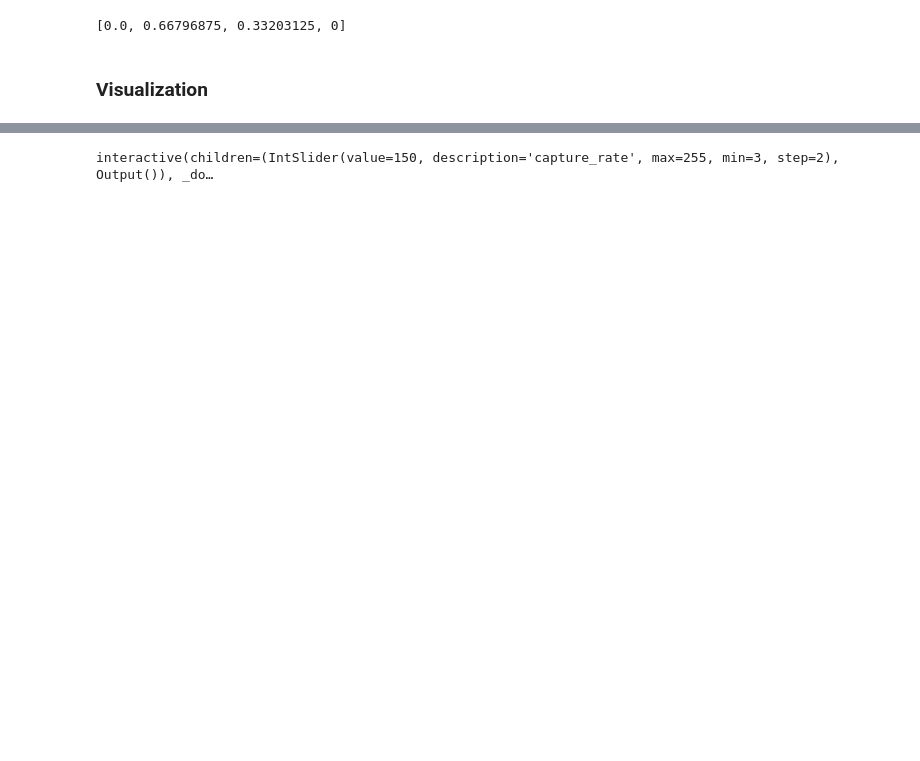
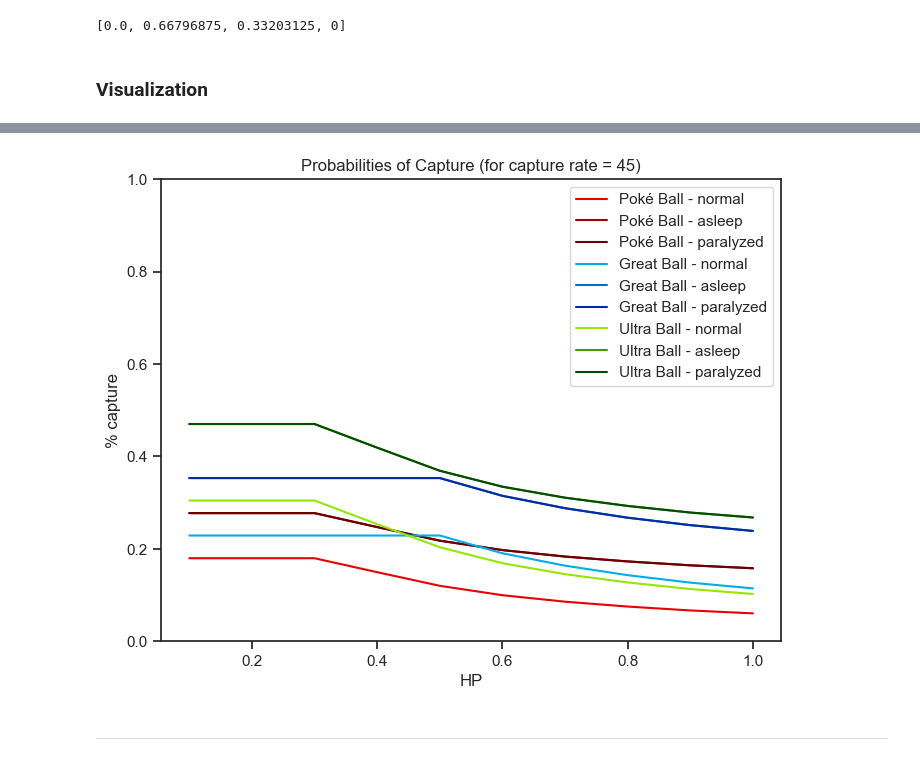
Before and after one commit to cindytangch/pokemon-getto-daze, a Jupyter notebook: capture_model.ipynb, the cells around one changed output, grey strips where cells are left out. Cells and saved outputs as stored; diff of their text form; code cells hidden in the pictures; blank space fills up the shorter version.

```diff
--- a/capture_model.ipynb
+++ b/capture_model.ipynb
@@ -231,5 +244,5 @@ interactive(children=(IntSlider(value=150, description='capture_rate', max=255,
 # %%
-def f(capture_rate):
+def total_chance_plot(capture_rate):
     hp_list = [i * 0.1 for i in range(1, 11)]
     pokeball_normal_chance = [sum(capture_chance("Poké Ball", "normal", capture_rate, hp)[:2]) for hp in hp_list]
     pokeball_asleep_chance = [sum(capture_chance("Poké Ball", "asleep", capture_rate, hp)[:2]) for hp in hp_list]
@@ -238,35 +251,39 @@ def f(capture_rate):
     greatball_normal_chances = [sum(capture_chance("Great Ball", "normal", capture_rate, hp)[:2]) for hp in hp_list]
     greatball_asleep_chances = [sum(capture_chance("Great Ball", "asleep", capture_rate, hp)[:2]) for hp in hp_list]
     greatball_paralyzed_chances = [sum(capture_chance("Great Ball", "paralyzed", capture_rate, hp)[:2]) for hp in hp_list]
 
     ultraball_normal_chances = [sum(capture_chance("Ultra Ball", "normal", capture_rate, hp)[:2]) for hp in hp_list]
     ultraball_asleep_chances = [sum(capture_chance("Ultra Ball", "asleep", capture_rate, hp)[:2]) for hp in hp_list]
     ultraball_paralyzed_chances = [sum(capture_chance("Ultra Ball", "paralyzed", capture_rate, hp)[:2]) for hp in hp_list]
 
     plt.figure(figsize=(8, 6))
 
     plt.plot(hp_list, pokeball_normal_chance, label="Poké Ball - normal", color="#e60000")
     plt.plot(hp_list, pokeball_asleep_chance, label="Poké Ball - asleep", color="#a50006")
     plt.plot(hp_list, pokeball_paralyzed_chance, label="Poké Ball - paralyzed", color="#670000")
 
     plt.plot(hp_list, greatball_normal_chances, label="Great Ball - normal", color="#00ade6")
     plt.plot(hp_list, greatball_asleep_chances, label="Great Ball - asleep", color="#0070ce")
     plt.plot(hp_list, greatball_paralyzed_chances, label="Great Ball - paralyzed", color="#002ca0")
 
     plt.plot(hp_list, ultraball_normal_chances, label="Ultra Ball - normal", color="#95e600")
     plt.plot(hp_list, ultraball_asleep_chances, label="Ultra Ball - asleep", color="#469608")
     plt.plot(hp_list, ultraball_paralyzed_chances, label="Ultra Ball - paralyzed", color="#004c00")
 
     plt.xlabel('HP')
-    plt.ylabel('% catch')
+    plt.ylabel('% capture')
     plt.ylim(ymin=0, ymax=1)
-    plt.title('Probabilities of Catch')
+    plt.title('Probabilities of Capture (for capture rate = 45)')
     plt.legend()
     plt.show()
 
 
 # Vary capture_rate with the slider
-capture_rate_slider = interactive(f, capture_rate=widgets.IntSlider(min=3, max=255, step=2, value=150))
-display(capture_rate_slider)
+# capture_rate_slider = interactive(total_chance_plot, capture_rate=widgets.IntSlider(min=3, max=255, step=2, value=45))
+# display(capture_rate_slider)
+
+total_chance_plot(capture_rate=45)
 # %% [output]
-interactive(children=(IntSlider(value=150, description='capture_rate', max=255, min=3, step=2), Output()), _do…
+[figure, added]
+# %% [markdown]
+---
```
Also changed, not shown: parts of 4 cells of this notebook.
